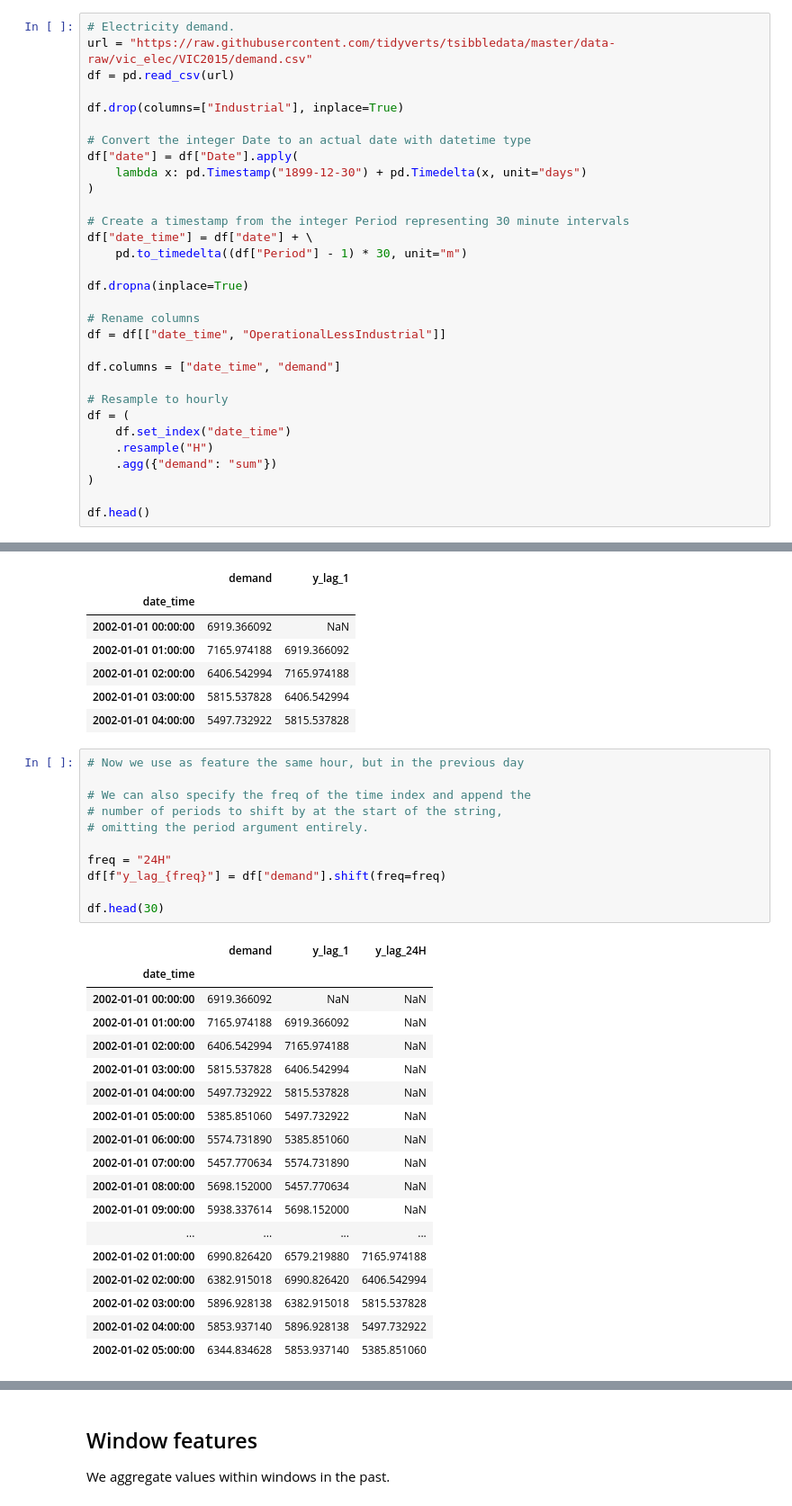
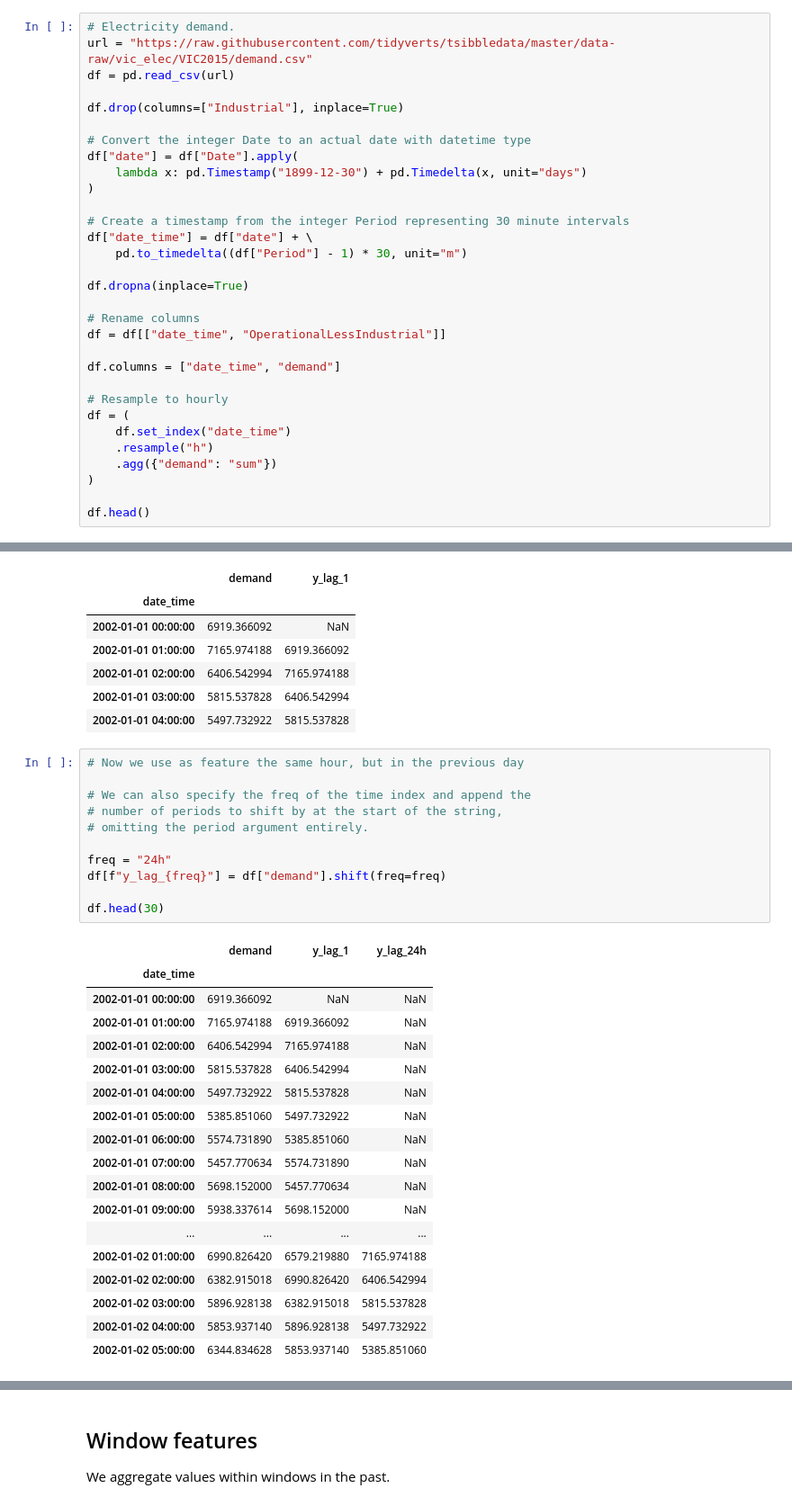
Before and after one commit to trainindata/forecasting-with-machine-learning, a Jupyter notebook: 01-forecasting-as-regression/01-feature-engineering.ipynb, the cells around one changed output, grey strips where cells are left out. Shown at 90% size. Saved outputs shown, nothing was run; the diff lists cells and outputs as text.

```diff
--- a/01-forecasting-as-regression/01-feature-engineering.ipynb
+++ b/01-forecasting-as-regression/01-feature-engineering.ipynb
@@ -45,7 +45,7 @@ df.columns = ["date_time", "demand"]
 # Resample to hourly
 df = (
     df.set_index("date_time")
-    .resample("H")
+    .resample("h")
     .agg({"demand": "sum"})
 )
 
@@ -161,16 +161,16 @@ df.head()
 # %%
 # Now we use as feature the same hour, but in the previous day
 
 # We can also specify the freq of the time index and append the
 # number of periods to shift by at the start of the string,
 # omitting the period argument entirely.
 
-freq = "24H"
+freq = "24h"
 df[f"y_lag_{freq}"] = df["demand"].shift(freq=freq)
 
 df.head(30)
 # %% [output]
-|  | demand | y_lag_1 | y_lag_24H |
+|  | demand | y_lag_1 | y_lag_24h |
 | date_time |  |  |  |
 | 2002-01-01 00:00:00 | 6919.366092 | NaN | NaN |
 | 2002-01-01 01:00:00 | 7165.974188 | 6919.366092 | NaN |
```
Also changed, not shown: parts of 7 cells of this notebook, 5 other files.
